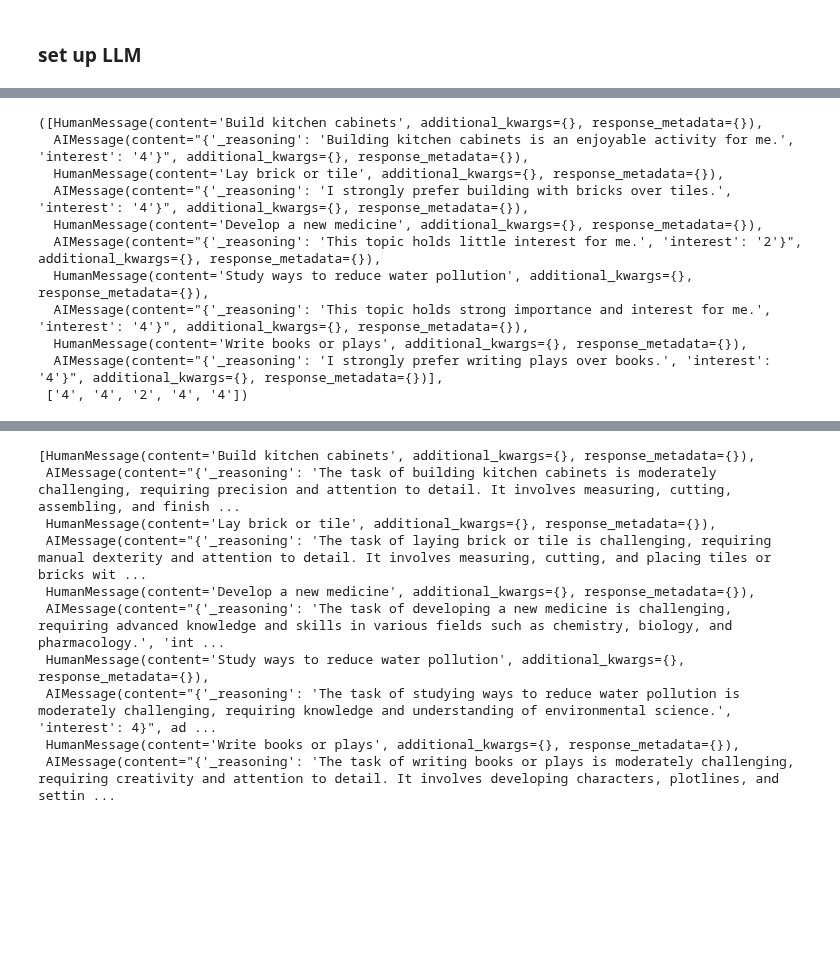
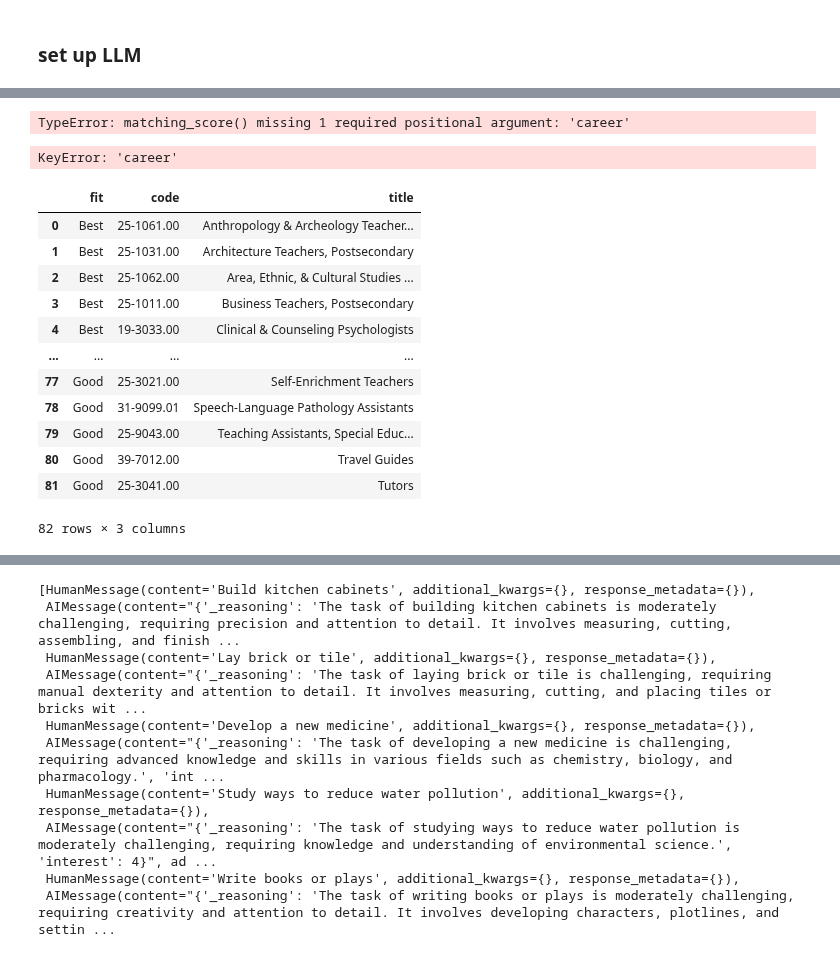
Before and after one commit to Segtanof/Teapot, a Jupyter notebook: job_match.ipynb, the cells around one changed output, grey strips where cells are left out. Cells and saved outputs as stored; diff of their text form; code cells hidden in the pictures; blank space fills up the shorter version.

```diff
--- a/job_match.ipynb
+++ b/job_match.ipynb
@@ -227,14 +241,27 @@ def askllm(title):
-# %%
-askllm("robot educator")
-# %% [output]
-([HumanMessage(content='Build kitchen cabinets', additional_kwargs={}, response_metadata={}),
-  AIMessage(content="{'_reasoning': 'Building kitchen cabinets is an enjoyable activity for me.', 'interest': '4'}", additional_kwargs={}, response_metadata={}),
-  HumanMessage(content='Lay brick or tile', additional_kwargs={}, response_metadata={}),
-  AIMessage(content="{'_reasoning': 'I strongly prefer building with bricks over tiles.', 'interest': '4'}", additional_kwargs={}, response_metadata={}),
-  HumanMessage(content='Develop a new medicine', additional_kwargs={}, response_metadata={}),
-  AIMessage(content="{'_reasoning': 'This topic holds little interest for me.', 'interest': '2'}", additional_kwargs={}, response_metadata={}),
-  HumanMessage(content='Study ways to reduce water pollution', additional_kwargs={}, response_metadata={}),
-  AIMessage(content="{'_reasoning': 'This topic holds strong importance and interest for me.', 'interest': '4'}", additional_kwargs={}, response_metadata={}),
-  HumanMessage(content='Write books or plays', additional_kwargs={}, response_metadata={}),
-  AIMessage(content="{'_reasoning': 'I strongly prefer writing plays over books.', 'interest': '4'}", additional_kwargs={}, response_metadata={})],
- ['4', '4', '2', '4', '4'])
+# %%
+for t in title_l:
+    result = askllm(t)
+    print(matching_score(get_career(processed)))
+# %% [output]
+TypeError: matching_score() missing 1 required positional argument: 'career'
+# %%
+result = askllm(title)
+career = get_career(processed)
+# %% [output]
+KeyError: 'career'
+# %%
+career
+# %% [output]
+|  | fit | code | title |
+| 0 | Best | 25-1061.00 | Anthropology & Archeology Teacher... |
+| 1 | Best | 25-1031.00 | Architecture Teachers, Postsecondary |
+| 2 | Best | 25-1062.00 | Area, Ethnic, & Cultural Studies ... |
+| 3 | Best | 25-1011.00 | Business Teachers, Postsecondary |
+| 4 | Best | 19-3033.00 | Clinical & Counseling Psychologists |
+| ... | ... | ... | ... |
+| 77 | Good | 25-3021.00 | Self-Enrichment Teachers |
+| 78 | Good | 31-9099.01 | Speech-Language Pathology Assistants |
+| 79 | Good | 25-9043.00 | Teaching Assistants, Special Educ... |
+| 80 | Good | 39-7012.00 | Travel Guides |
+| 81 | Good | 25-3041.00 | Tutors |
+82 rows × 3 columns
```
Also changed, not shown: parts of 9 cells of this notebook, 1 other file.
